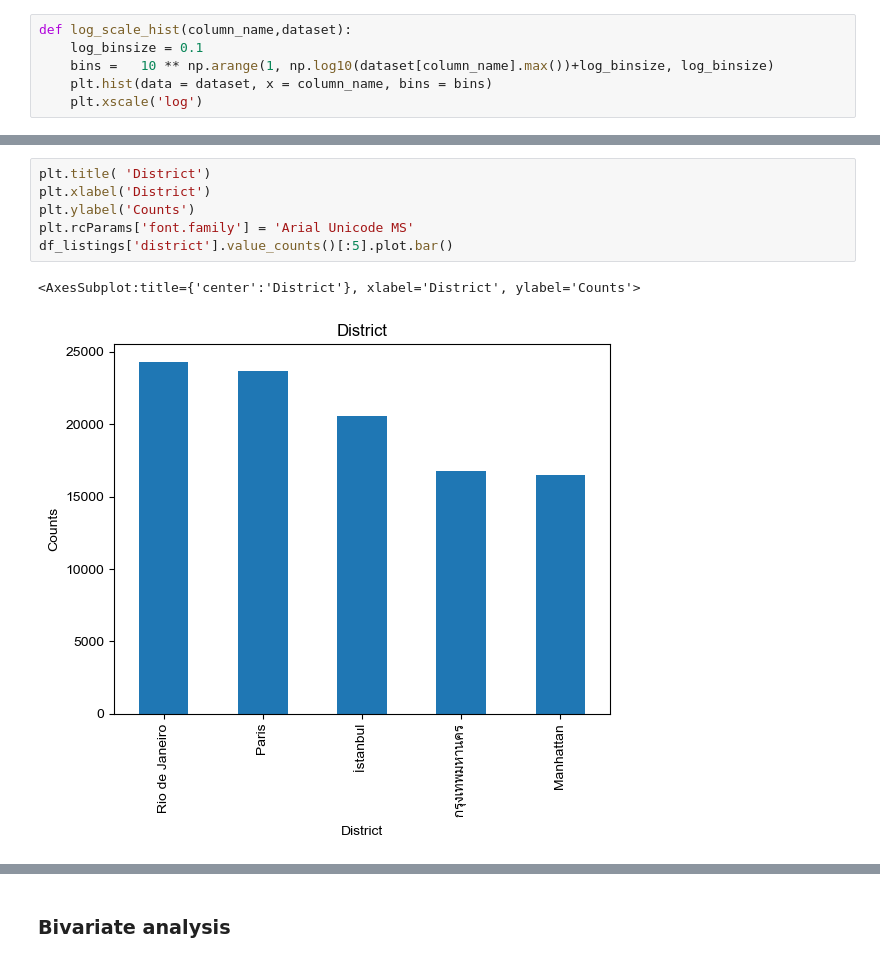
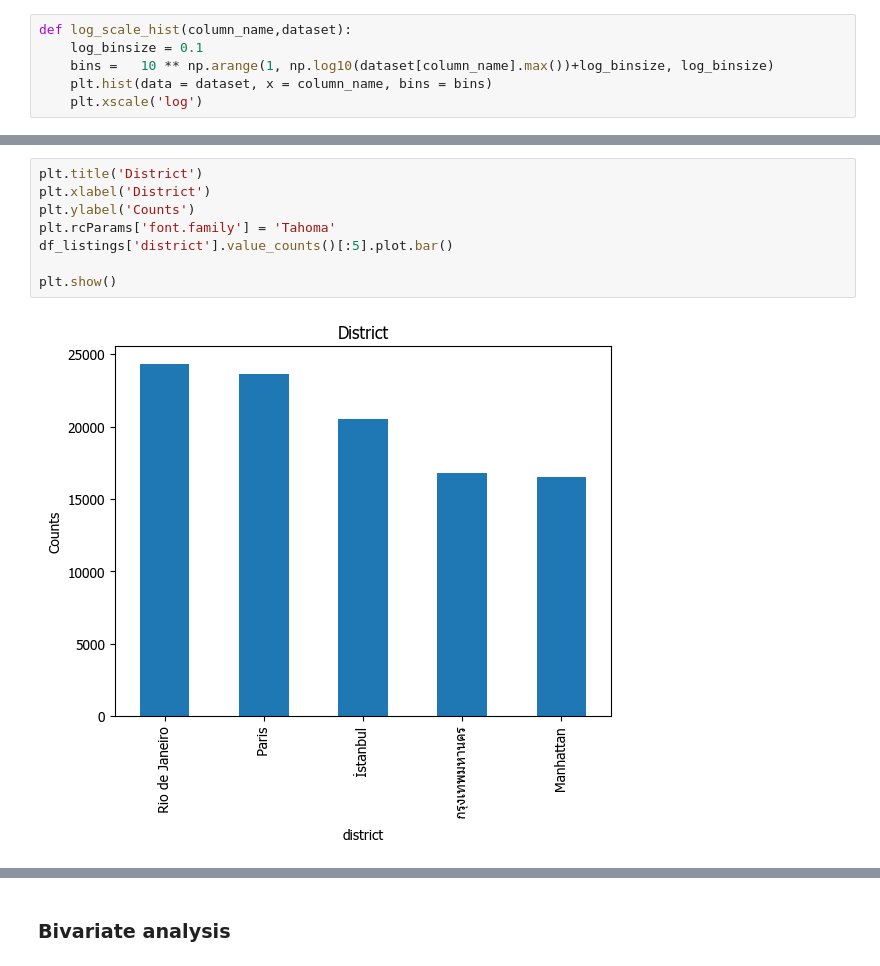
Before and after one commit to AbdullahAlrebdi/week3_project, a Jupyter notebook: main.ipynb, the cells around one changed output, grey strips where cells are left out. Saved outputs shown, nothing was run; the diff lists cells and outputs as text.

```diff
--- a/main.ipynb
+++ b/main.ipynb
@@ -583,12 +587,13 @@ Name: district, dtype: int64
 # %%
-plt.title( 'District')
+plt.title('District')
 plt.xlabel('District')
 plt.ylabel('Counts')
-plt.rcParams['font.family'] = 'Arial Unicode MS'
+plt.rcParams['font.family'] = 'Tahoma'
 df_listings['district'].value_counts()[:5].plot.bar()
+
+plt.show()
 # %% [output]
-<AxesSubplot:title={'center':'District'}, xlabel='District', ylabel='Counts'>
-[figure, old version]
+[figure, new version]
 # %%
 # number of revews
 merge_data['listing_id'].value_counts()[:5]
```
Also changed, not shown: parts of 22 cells of this notebook.
